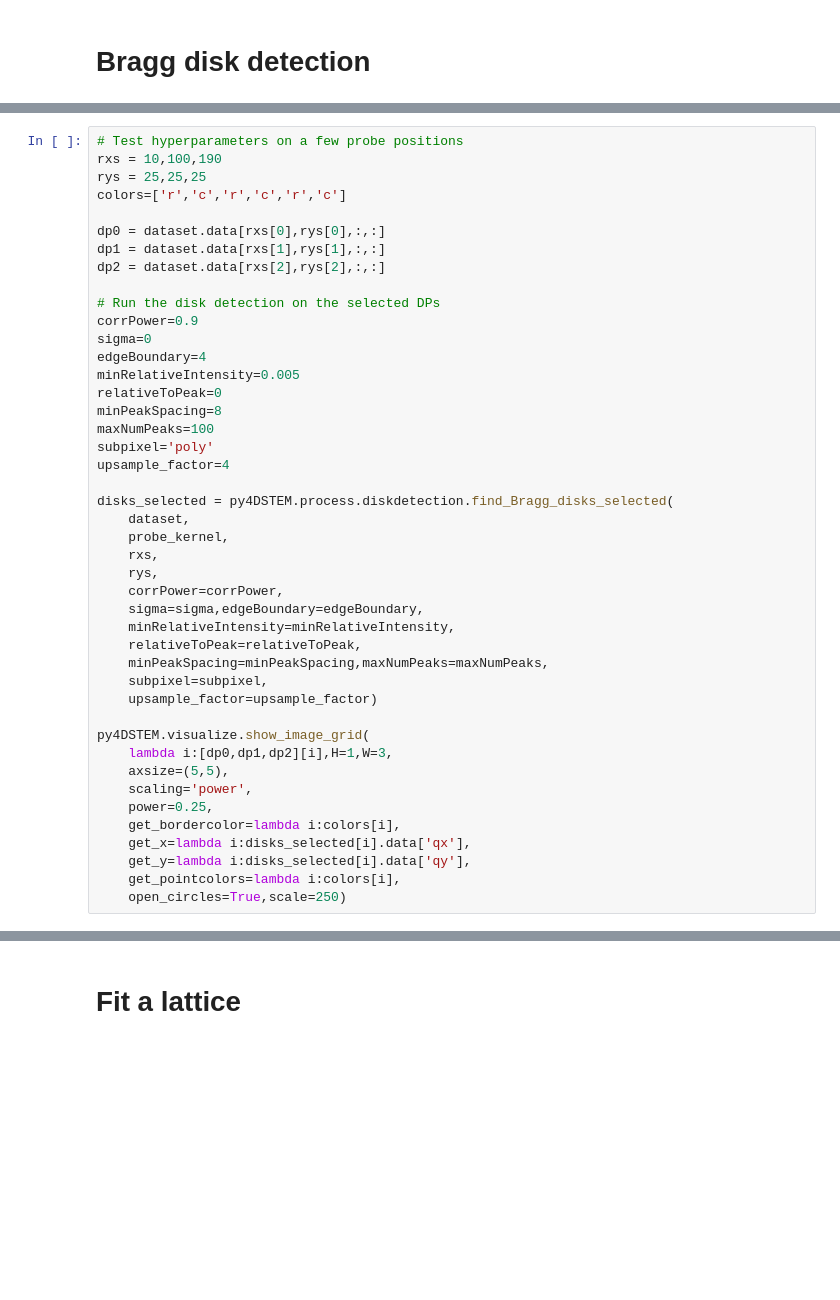
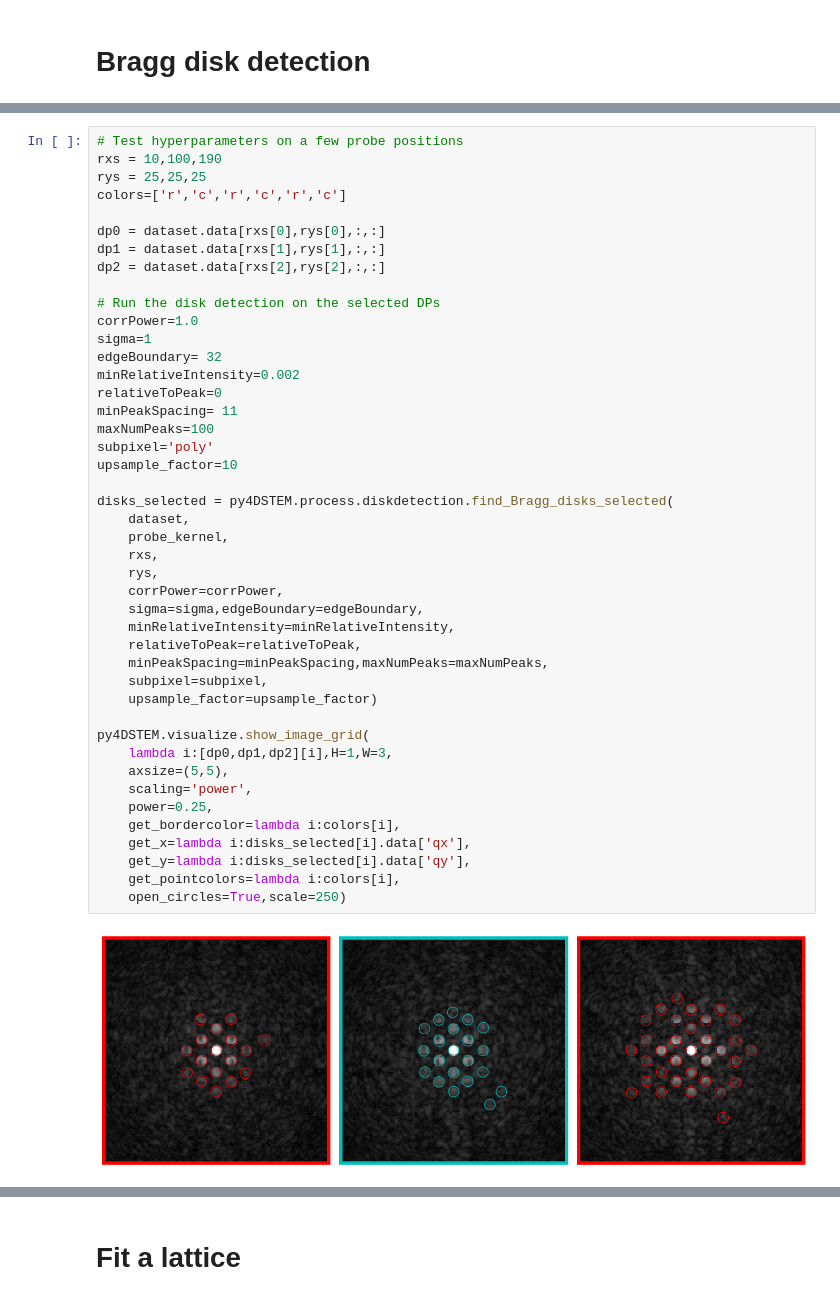
Before and after one commit to py4dstem/py4DSTEM_tutorials, a Jupyter notebook: notebooks/strain_simulated/small_Ge_SiGe_MLs_ideal.ipynb, the cells around one changed output, grey strips where cells are left out. Drawn from its saved outputs; the diff is of its cells as text; blank space fills up the shorter version.

```diff
--- a/notebooks/strain_simulated/small_Ge_SiGe_MLs_ideal.ipynb
+++ b/notebooks/strain_simulated/small_Ge_SiGe_MLs_ideal.ipynb
@@ -117,38 +136,40 @@ dp1 = dataset.data[rxs[1],rys[1],:,:]
 dp2 = dataset.data[rxs[2],rys[2],:,:]
 
 # Run the disk detection on the selected DPs
-corrPower=0.9
-sigma=0
-edgeBoundary=4
-minRelativeIntensity=0.005
+corrPower=1.0
+sigma=1
+edgeBoundary= 32
+minRelativeIntensity=0.002
 relativeToPeak=0
-minPeakSpacing=8
+minPeakSpacing= 11
 maxNumPeaks=100
 subpixel='poly'
-upsample_factor=4
+upsample_factor=10
 
 disks_selected = py4DSTEM.process.diskdetection.find_Bragg_disks_selected(
     dataset,
     probe_kernel,
     rxs,
     rys,
     corrPower=corrPower,
     sigma=sigma,edgeBoundary=edgeBoundary,
     minRelativeIntensity=minRelativeIntensity,
     relativeToPeak=relativeToPeak,
     minPeakSpacing=minPeakSpacing,maxNumPeaks=maxNumPeaks,
     subpixel=subpixel,
     upsample_factor=upsample_factor)
 
 py4DSTEM.visualize.show_image_grid(
     lambda i:[dp0,dp1,dp2][i],H=1,W=3,
     axsize=(5,5),
     scaling='power',
     power=0.25,
     get_bordercolor=lambda i:colors[i],
     get_x=lambda i:disks_selected[i].data['qx'],
     get_y=lambda i:disks_selected[i].data['qy'],
     get_pointcolors=lambda i:colors[i],
     open_circles=True,scale=250)
+# %% [output]
+[figure, added]
 # %%
 # Find all Bragg peaks
```
Also changed, not shown: parts of 19 cells of this notebook, 2 other files.
